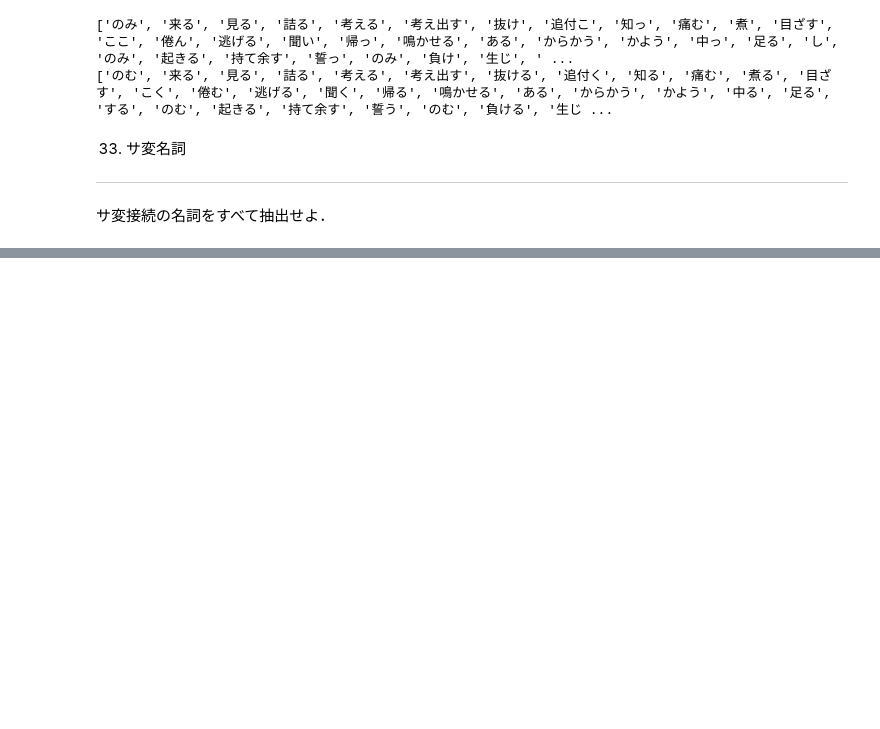
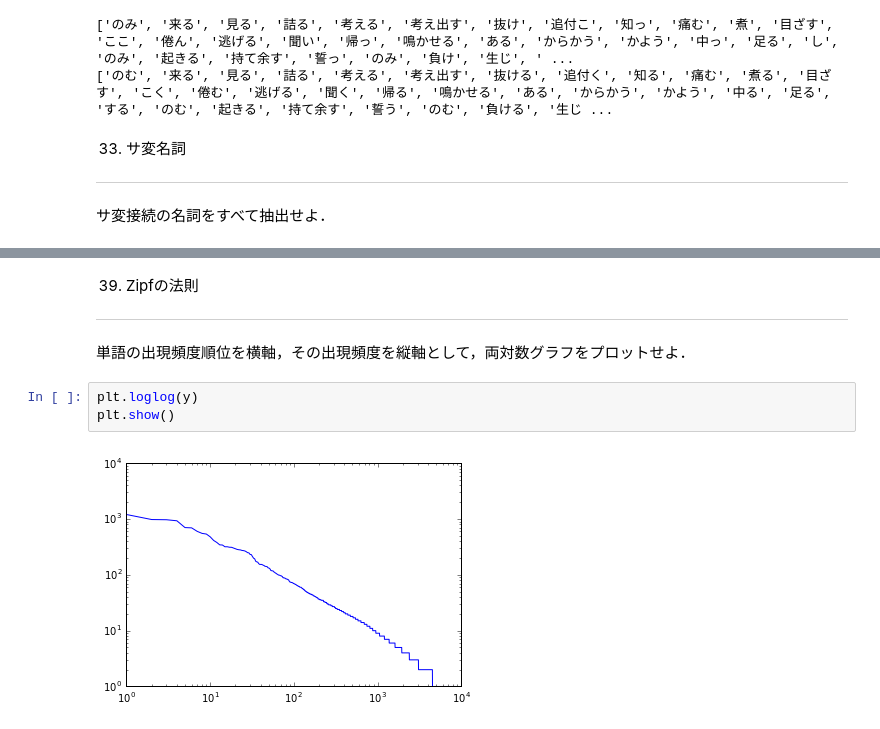
Before and after one commit to imura81gt/nlp100, a Jupyter notebook: nlp100-4.ipynb, the cells around one changed output, grey strips where cells are left out. Drawn from its saved outputs; the diff is of its cells as text; blank space fills up the shorter version.

```diff
--- a/nlp100-4.ipynb
+++ b/nlp100-4.ipynb
@@ -136,0 +283,9 @@ print(verb_base[::10])
+# %% [markdown]
+39. Zipfの法則
+-------------------------------------------------------
+単語の出現頻度順位を横軸，その出現頻度を縦軸として，両対数グラフをプロットせよ．
+# %%
+plt.loglog(y)
+plt.show()
+# %% [output]
+[figure, added]
```
Also changed, not shown: parts of 14 cells of this notebook.
